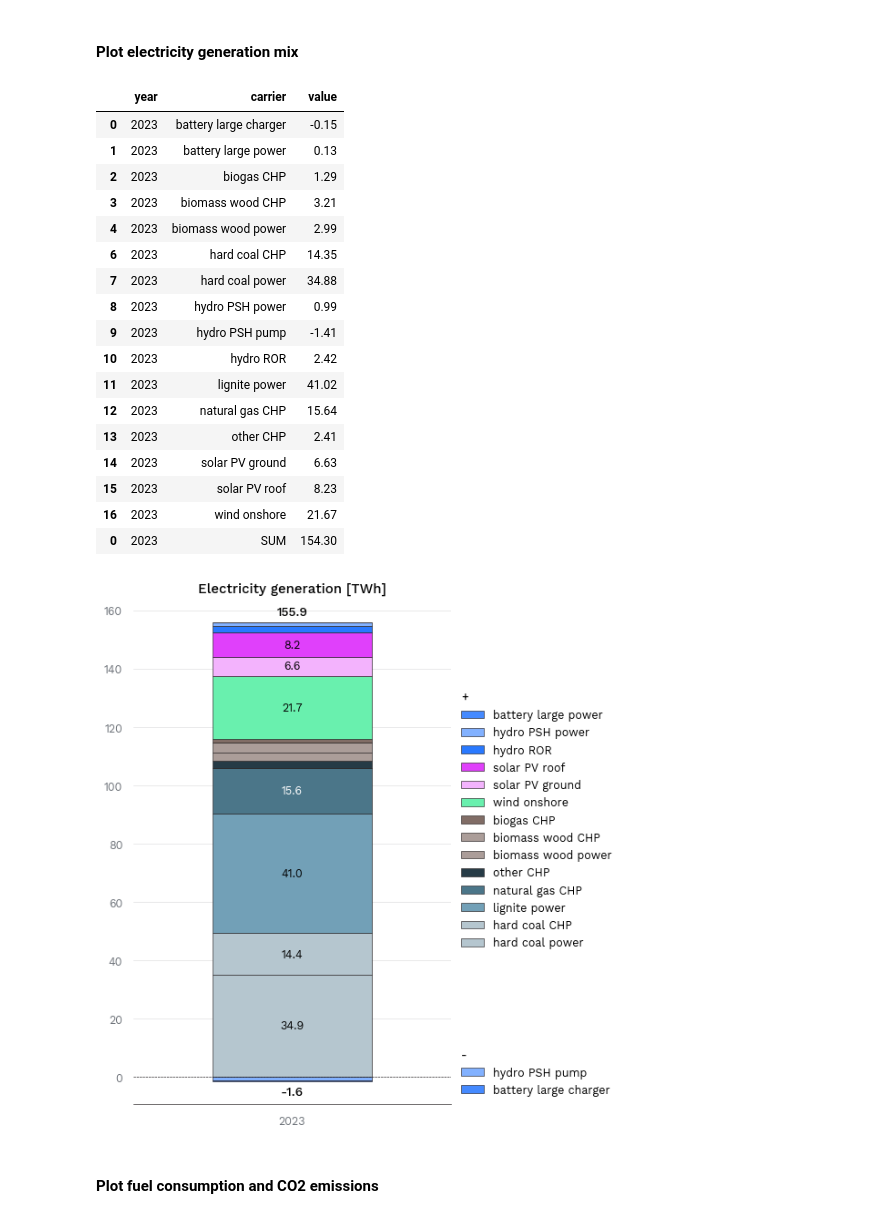
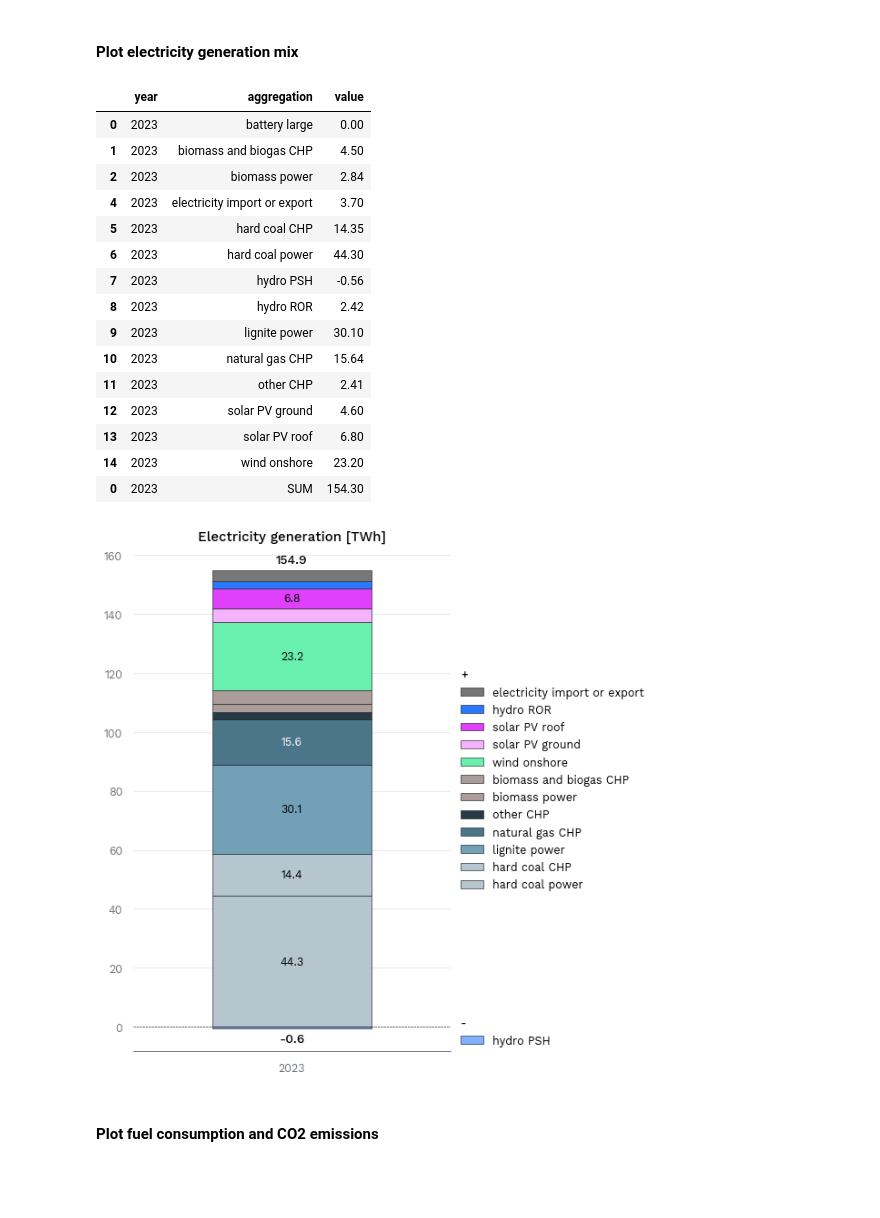
Before and after one commit to instrat-pl/pypsa-pl-mini, a Jupyter notebook: notebooks/pypsa_pl_mini_opex.ipynb, the cells around one changed output. Drawn from its saved outputs; the diff is of its cells as text; code cells hidden in the pictures; blank space fills up the shorter version.

Commit message:
Update plotting functions

```diff
--- a/notebooks/pypsa_pl_mini_opex.ipynb
+++ b/notebooks/pypsa_pl_mini_opex.ipynb
@@ -121,7 +121,12 @@ params = {
     # Other assumptions
     "investment_technologies": [],
     "retirement_technologies": [],
-    "constrained_energy_flows": [],
+    "constrained_energy_flows": [
+        "electricity import", "electricity export",
+        "wind onshore", "solar PV ground", "solar PV roof",
+        "hard coal power", "lignite power",
+        "hydro PSH power",
+    ],
     "weather_year": 2012,
     "share_space_heating": 0.8,
     "prosumer_self_consumption": 0.2,
@@ -572,30 +568,28 @@ df
 # %%
 from pypsa_pl_mini.plot_outputs import plot_annual_generation
 
-fig, df = plot_annual_generation(network)
+fig, df = plot_annual_generation(network,agg="aggregation", figsize=(5,8))
 
 df = append_annual_sum(df)
 df
 # %% [output]
-|  | year | carrier | value |
-| 0 | 2023 | battery large charger | -0.15 |
-| 1 | 2023 | battery large power | 0.13 |
-| 2 | 2023 | biogas CHP | 1.29 |
-| 3 | 2023 | biomass wood CHP | 3.21 |
-| 4 | 2023 | biomass wood power | 2.99 |
-| 6 | 2023 | hard coal CHP | 14.35 |
-| 7 | 2023 | hard coal power | 34.88 |
-| 8 | 2023 | hydro PSH power | 0.99 |
-| 9 | 2023 | hydro PSH pump | -1.41 |
-| 10 | 2023 | hydro ROR | 2.42 |
-| 11 | 2023 | lignite power | 41.02 |
-| 12 | 2023 | natural gas CHP | 15.64 |
-| 13 | 2023 | other CHP | 2.41 |
-| 14 | 2023 | solar PV ground | 6.63 |
-| 15 | 2023 | solar PV roof | 8.23 |
-| 16 | 2023 | wind onshore | 21.67 |
+|  | year | aggregation | value |
+| 0 | 2023 | battery large | 0.00 |
+| 1 | 2023 | biomass and biogas CHP | 4.50 |
+| 2 | 2023 | biomass power | 2.84 |
+| 4 | 2023 | electricity import or export | 3.70 |
+| 5 | 2023 | hard coal CHP | 14.35 |
+| 6 | 2023 | hard coal power | 44.30 |
+| 7 | 2023 | hydro PSH | -0.56 |
+| 8 | 2023 | hydro ROR | 2.42 |
+| 9 | 2023 | lignite power | 30.10 |
+| 10 | 2023 | natural gas CHP | 15.64 |
+| 11 | 2023 | other CHP | 2.41 |
+| 12 | 2023 | solar PV ground | 4.60 |
+| 13 | 2023 | solar PV roof | 6.80 |
+| 14 | 2023 | wind onshore | 23.20 |
 | 0 | 2023 | SUM | 154.30 |
-[figure, old version]
+[figure, new version]
 # %% [markdown]
 #### Plot fuel consumption and CO2 emissions
 # %%
```
Also changed, not shown: parts of 17 cells of this notebook, 17 other files.
